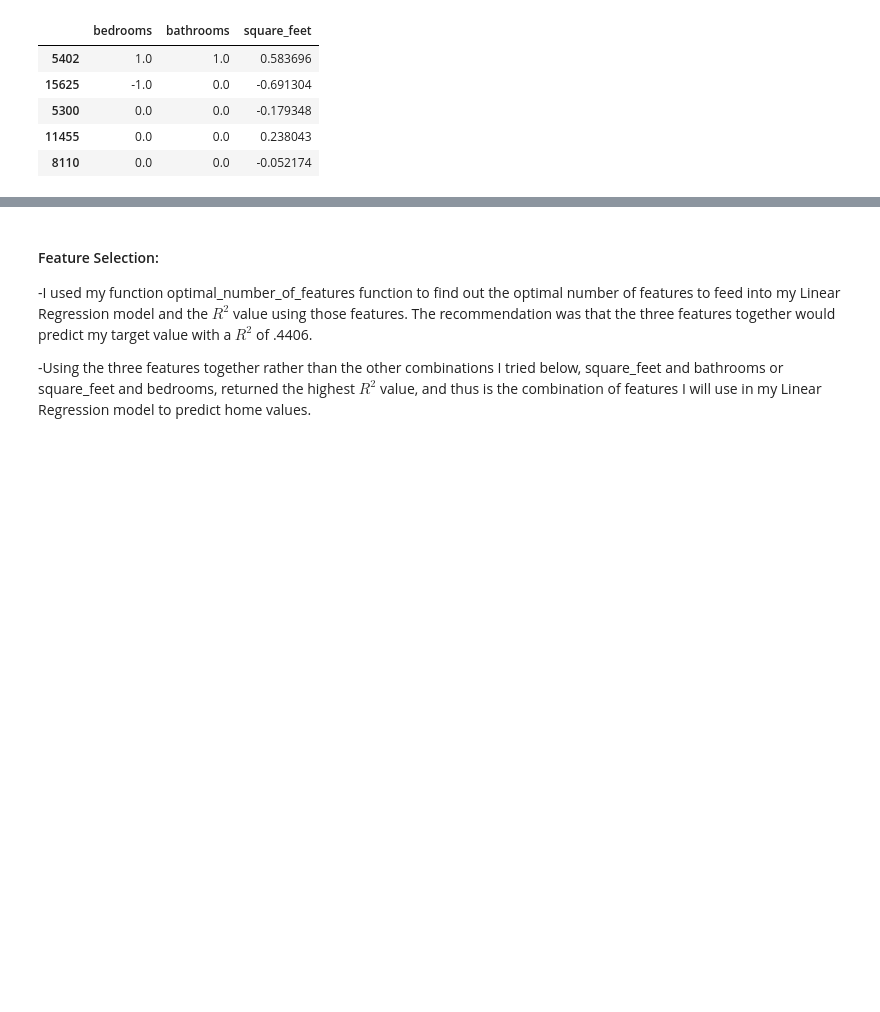
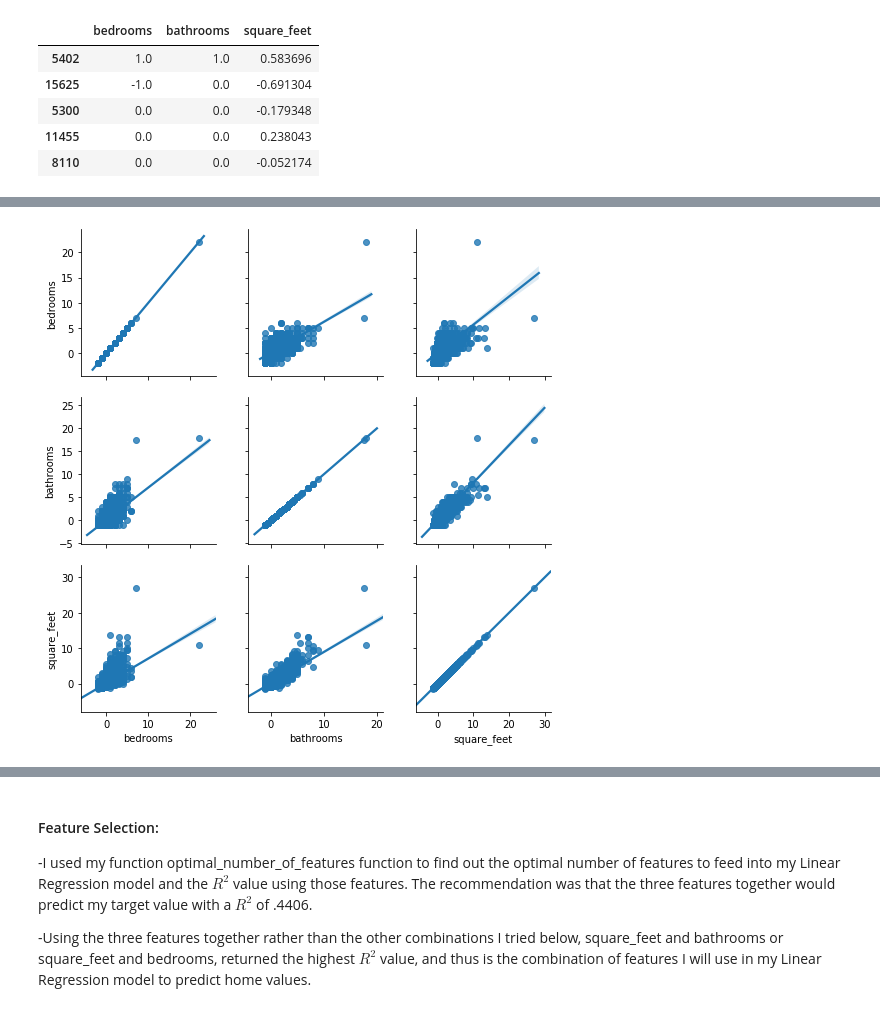
Before and after one commit to faithkane3/zillow_project, a Jupyter notebook: zillow_project_deliverable.ipynb, the cells around one changed output, grey strips where cells are left out. Drawn from its saved outputs; the diff is of its cells as text; code cells hidden in the pictures; blank space fills up the shorter version.

```diff
--- a/zillow_project_deliverable.ipynb
+++ b/zillow_project_deliverable.ipynb
@@ -217,0 +205,4 @@ scaler, sbt_train_scaled, sbt_test_scaled = split_scale_zillow.iqr_robust_scaler
+# %%
+explore_zillow.plot_variable_pairs(x_train_scaled)
+# %% [output]
+[figure, added]
```
Also changed, not shown: parts of 18 cells of this notebook.
